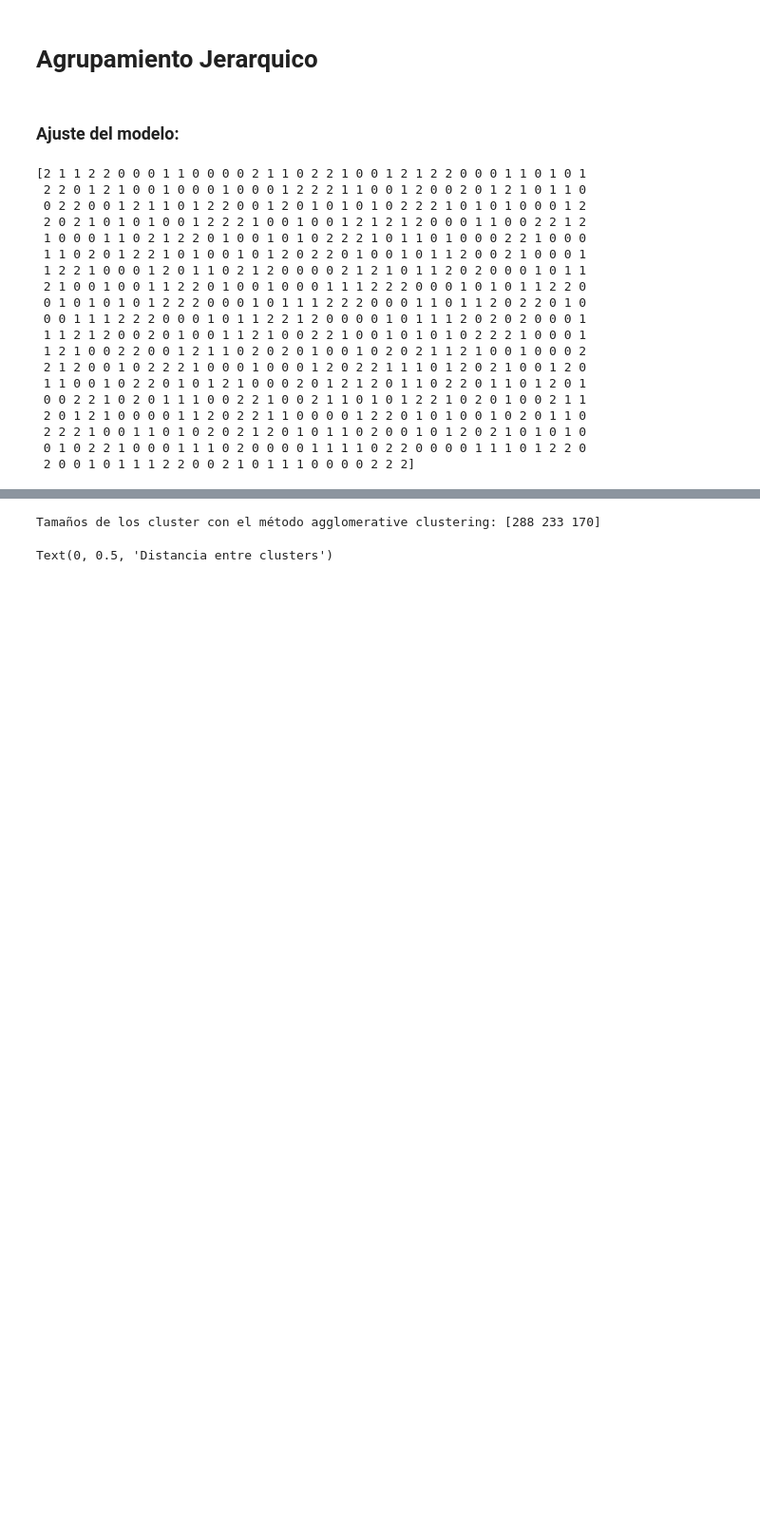
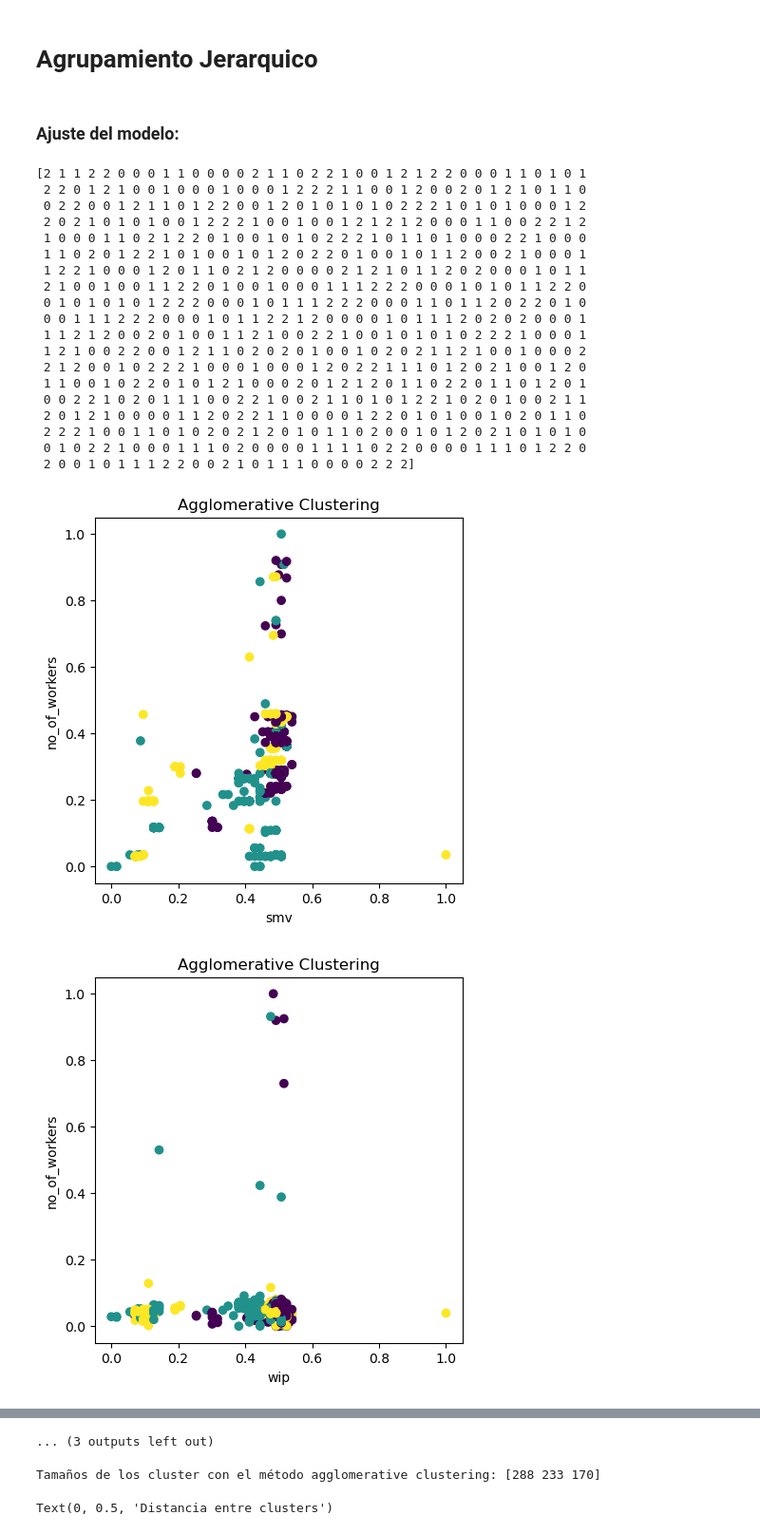
Before and after one commit to josejjgs1923/proyecto-analisis-calidad-aire-bogota, a Jupyter notebook: Tarea3_Juan_Jose_Garcia_G7.ipynb, the cells around one changed output, grey strips where cells are left out. Shown at 95% size. Saved outputs shown, nothing was run; the diff lists cells and outputs as text; code cells hidden in the pictures; blank space fills up the shorter version.

Commit message:
agregar codigo para graficar plots de clusters

```diff
--- a/Tarea3_Juan_Jose_Garcia_G7.ipynb
+++ b/Tarea3_Juan_Jose_Garcia_G7.ipynb
@@ -137,6 +137,31 @@ def grafico_codo(numero_clusteres, suma_distancias, titulos, punto_codo=None):
 
     ax.grid(True)
     plt.show()
+
+def conjunto_cluster_plot(data_x, caracteristicas, modelo_kmeans):
+
+    labels = modelo_kmeans.labels_
+    cant_caracteristicas = len(caracteristicas)
+
+    try:
+        centroides = modelo_kmeans.cluster_centers_
+
+        for variable_1 in range(cant_caracteristicas):
+            for variable_2 in range(variable_1 + 1, cant_caracteristicas):
+
+                cluster_plot(data_x[:, variable_1], data_x[:, variable_2],
+                             labels, ('Resultados de K-Means', caracteristicas[variable_1], caracteristicas[variable_2]),
+                             data_centroides=(centroides[:, variable_1], centroides[:, variable_2])
+                            )
+
+    except AttributeError:
+
+        for variable_1 in range(cant_caracteristicas):
+            for variable_2 in range(variable_1 + 1, cant_caracteristicas):
+
+                cluster_plot(data_x[:, variable_1], data_x[:, variable_2],
+                             labels, ('Agglomerative Clustering', caracteristicas[variable_1], caracteristicas[variable_2])
+                            )
 # %% [markdown]
 # Variables:
 # %% [markdown]
@@ -475,3 +500,9 @@ print(labels)
  2 2 2 1 0 0 1 1 0 1 0 2 0 2 1 2 0 1 0 1 1 0 2 0 0 1 0 1 2 0 2 1 0 1 0 1 0
  0 1 0 2 2 1 0 0 0 1 1 1 0 2 0 0 0 0 1 1 1 1 0 2 2 0 0 0 0 1 1 1 0 1 2 2 0
  2 0 0 1 0 1 1 1 2 2 0 0 2 1 0 1 1 1 0 0 0 0 2 2 2]
+# %%
+# Graficar los datos coloreados por sus etiquetas de clúster
+conjunto_cluster_plot(X_clustering, caracteristicas, modelo_agg)
+# %% [output]
+[figure, added]
+[figure, added]
@@ -478,3 +519,4 @@ print(labels)
+... (3 outputs left out)
 # %%
 print(f"Tamaños de los cluster con el método agglomerative clustering: {np.bincount(labels)}")
 # %% [output]
```
Also changed, not shown: parts of 1 cell of this notebook.
